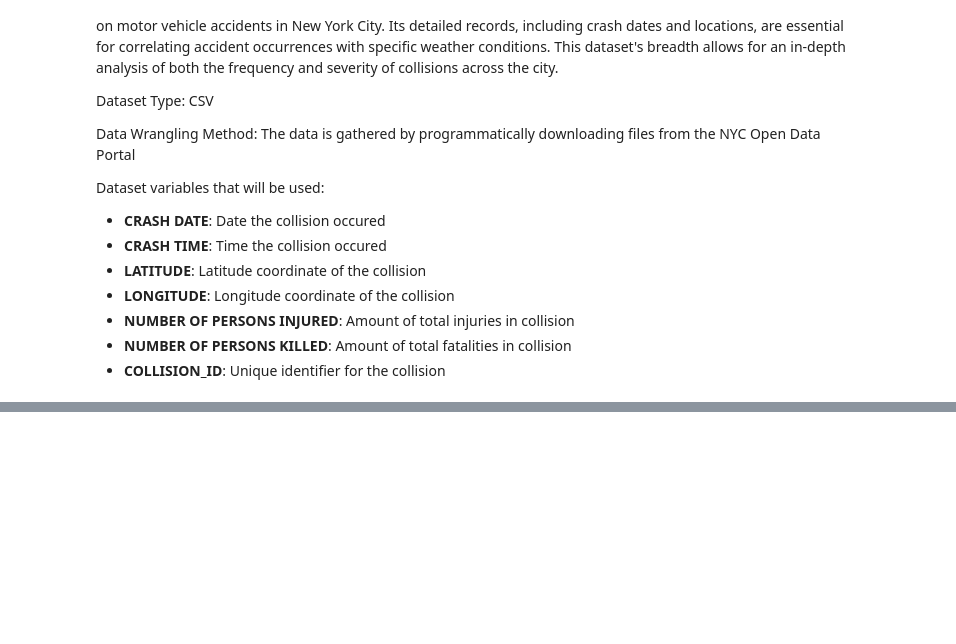
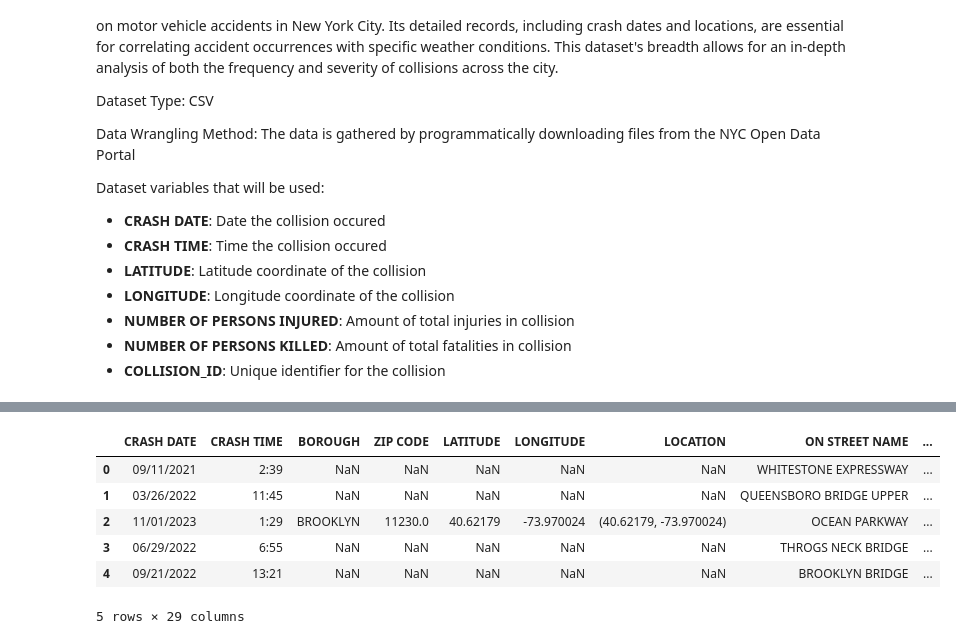
Before and after one commit to aha2270/Weather-Impact-on-Traffic-Accidents-NYC, a Jupyter notebook: Weather-Impact-Analysis.ipynb, the cells around one changed output, grey strips where cells are left out. Cells and saved outputs as stored; diff of their text form; code cells hidden in the pictures; blank space fills up the shorter version.

```diff
--- a/Weather-Impact-Analysis.ipynb
+++ b/Weather-Impact-Analysis.ipynb
@@ -64,0 +210,10 @@ motor_accident_df.info()
+# %%
+motor_accident_df.head()
+# %% [output]
+|  | CRASH DATE | CRASH TIME | BOROUGH | ZIP CODE | LATITUDE | LONGITUDE | LOCATION | ON STREET NAME | ... |
+| 0 | 09/11/2021 | 2:39 | NaN | NaN | NaN | NaN | NaN | WHITESTONE EXPRESSWAY | ... |
+| 1 | 03/26/2022 | 11:45 | NaN | NaN | NaN | NaN | NaN | QUEENSBORO BRIDGE UPPER | ... |
+| 2 | 11/01/2023 | 1:29 | BROOKLYN | 11230.0 | 40.62179 | -73.970024 | (40.62179, -73.970024) | OCEAN PARKWAY | ... |
+| 3 | 06/29/2022 | 6:55 | NaN | NaN | NaN | NaN | NaN | THROGS NECK BRIDGE | ... |
+| 4 | 09/21/2022 | 13:21 | NaN | NaN | NaN | NaN | NaN | BROOKLYN BRIDGE | ... |
+5 rows × 29 columns
```
Also changed, not shown: parts of 29 cells of this notebook.
